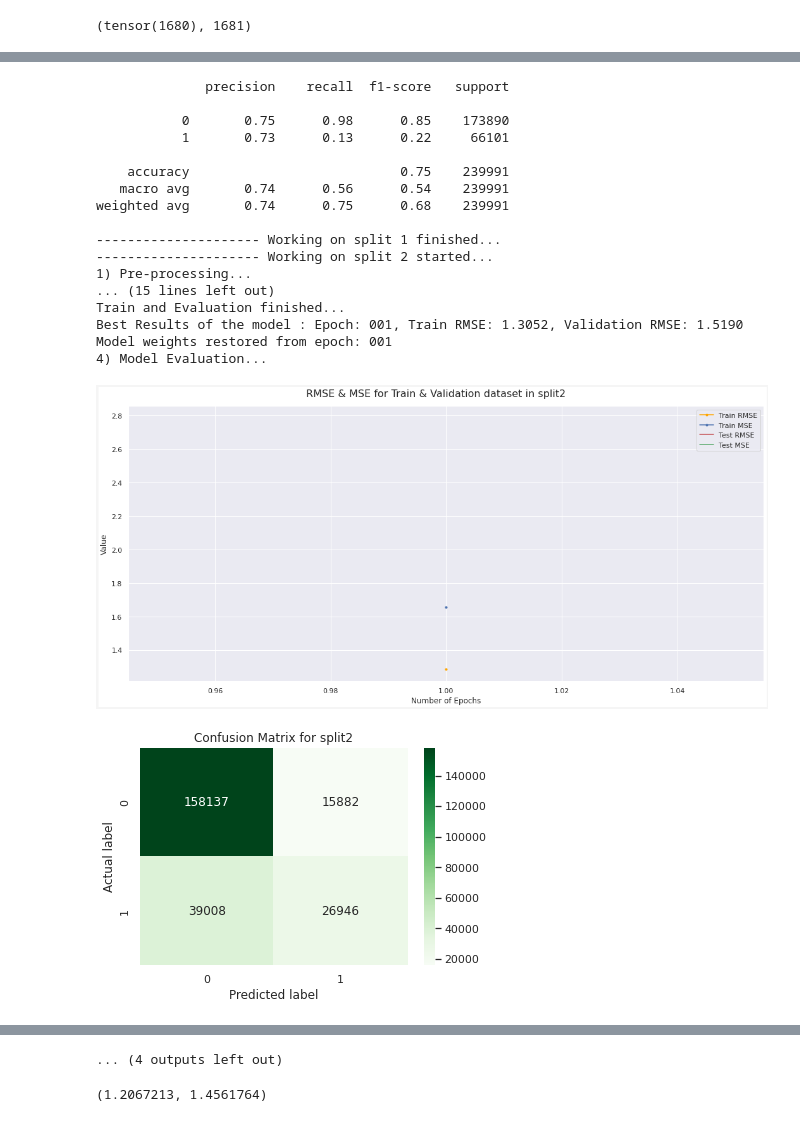
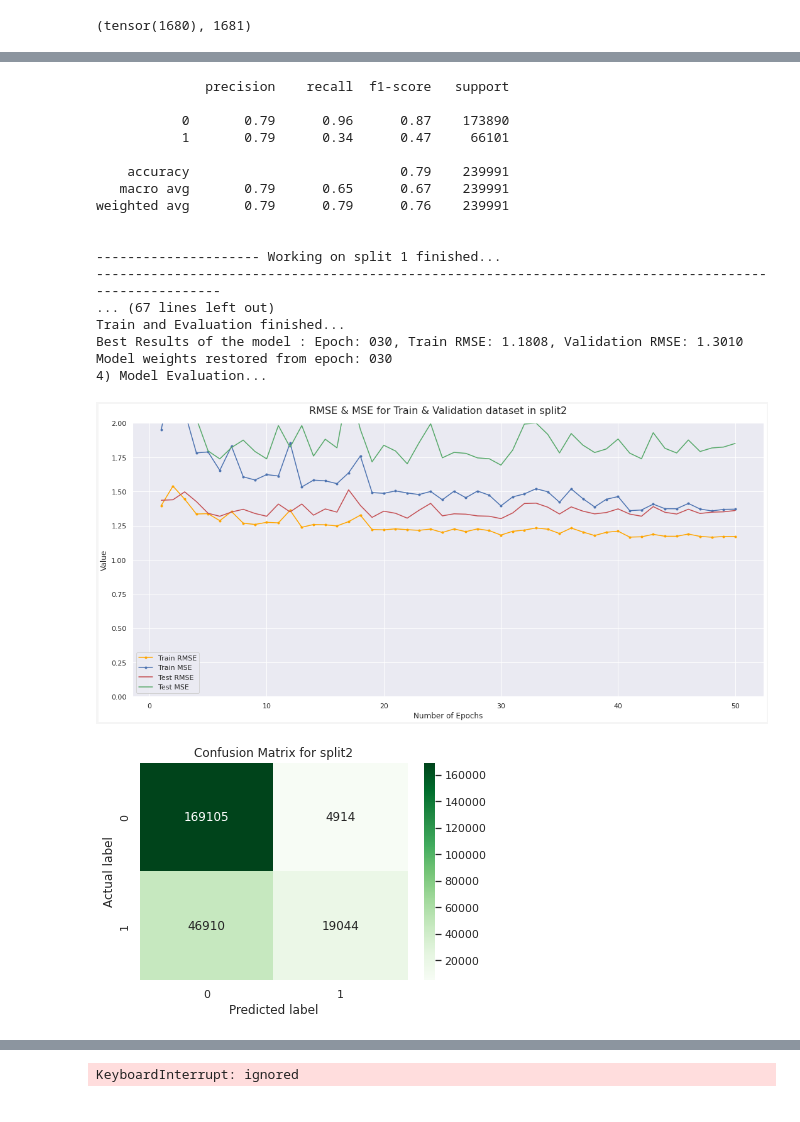
Before and after one commit to mojtabaSefidi/Small-GNN-Based-Projects, a Jupyter notebook: MLG_Final_Project_100k.ipynb, the cells around one changed output, grey strips where cells are left out. Drawn from its saved outputs; the diff is of its cells as text; code cells hidden in the pictures.

Commit message:
There are small bugs that have been fixed. 1. dimension of history plot 2. print of  Test MSE/RMSE 3. overall history plot

```diff
--- a/MLG_Final_Project_100k.ipynb
+++ b/MLG_Final_Project_100k.ipynb
@@ -440,9 +487,9 @@ class PreProcess_Dfs():
       df_temp = df_temp.sort_values('Timestamp')
       lenght_window = len(df_temp)
       if lenght_window != 1:
-        half = round(lenght_window * factor)
-        train_df = pd.concat([train_df, df_temp.iloc[:half,:]])
-        validation_df = pd.concat([validation_df, df_temp.iloc[half:,:]])
+        cut = round(lenght_window * factor)
+        train_df = pd.concat([train_df, df_temp.iloc[:cut,:]])
+        validation_df = pd.concat([validation_df, df_temp.iloc[cut:,:]])
       else:
         if len(train_df) > len(validation_df):
           validation_df = pd.concat([validation_df, df_temp])
@@ -528,13 +575,13 @@ class PreProcess_Dfs():
     AE, encoder = build_AE(encoding_dim = encoding_dim, input_shape= features.shape[-1])
     return train_reduce_AE(AE, encoder, features)
 
-  def main(self, DR_Approach='PCA'):
+  def main(self, DR_Approach='PCA', split_factor=0.5):
     print('1. PreProcessing of Movies and users data-frames...')
     self.preprocess_movies_df()
     self.preprocess_users_df()
 
     print('2. Generate Train/ Validation/ Test data-frames...')
-    train_df, validation_df = self.generate_train_validation(factor=0.5)
+    train_df, validation_df = self.generate_train_validation(factor=split_factor)
     test_df = self.generate_test()
 
     print('3. PreProcessing of Train/ Validation/ Test data-frames...')
@@ -864,8 +911,8 @@ class Model(torch.nn.Module):
         )
         return pred
 
-model = Model(data=train_dataset , hidden_channels=32, user_features_dim=8, movie_features_dim=8)
-model
+# model = Model(data=train_dataset , hidden_channels=32, user_features_dim=8, movie_features_dim=8)
+# model
 # %% [output]
 Model(
   (user_lin): Linear(in_features=8, out_features=32, bias=True)
@@ -906,6 +953,7 @@ class Learning_Evaluation(torch.nn.Module):
         self.model.train()
 
         for data in data_loader:
+            data.to(self.device)
             out = self.model(data)
             label = data["user", "rates", "movie"].edge_label
             loss = self.criterion(out, label)
@@ -1001,13 +1047,14 @@ list_datasets = [('u1.base', 'u1.test'),('u2.base', 'u2.test'),
 
 DR_Approach='PCA'
 learning_rate=0.05
-n_epochs = 1
-hidden_channels=32
+n_epochs = 50
+hidden_channels=64
+split_factor = 0.75
 
 report_df = pd.DataFrame(columns=['precision_0','recall_0','f1-score_0','support_0',
                            'precision_1','recall_1','f1-score_1','support_1',
                            'accuracy', 'precision_macro','recall_macro','f1-score_macro','support_macro',
-                           'precision_weighted','recall_weighted','f1-score_weighted','support_weighted', 'title'
+                           'precision_weighted','recall_weighted','f1-score_weighted','support_weighted', 'Duration', 'title'
                            ])
 
 result_saving_path = '/content/gdrive/MyDrive/MLG_Final_Project/MovieLens100k/Results & Best models/GraphSage_PCA.csv'
@@ -1023,6 +1065,7 @@ best_model.pth  gdrive  sample_data  u1.base  u1.test
 
 
 for i, data_pahts in enumerate(list_datasets):
+    start = time.time()
     print('--------------------- Working on split %d started...' %(i+1))
     preprocessor = PreProcess_Dfs(movies_df_path = '/content/gdrive/MyDrive/MLG_Final_Project/MovieLens100k/Data/movies_df.csv',
                                   users_df_path = '/content/gdrive/MyDrive/MLG_Final_Project/MovieLens100k/Data/users_df.csv',
@@ -1032,7 +1075,7 @@ for i, data_pahts in enumerate(list_datasets):
                                   list_unknown_movies= list_unknown_movies)
 
     print('1) Pre-processing...')
-    train_df, validation_df, test_df, user_features, movie_features = preprocessor.main(DR_Approach=DR_Approach)
+    train_df, validation_df, test_df, user_features, movie_features = preprocessor.main(DR_Approach=DR_Approach, split_factor=split_factor)
     graph_generator = Build_graphs(train_df,
                                    validation_df,
                                    test_df)
@@ -1062,10 +1105,13 @@ for i, data_pahts in enumerate(list_datasets):
     test_rmse_all.append(results[-2])
     test_mse_all.append(results[-1])
 
-    title = 'split'+ str(i+1)
+    title = 'split '+ str(i+1)
 
     print()
     plot_history(list_train_rmse, list_train_mse, list_validation_rmse, list_validation_mse, n_epochs, title)
+    print()
+
+    print(f'Test MSE = {results[-1]}, Test RMSE = {results[-2]}')
     print()
 
     l = np.where(results[0]>=3, 1, 0)
@@ -1076,7 +1122,8 @@ for i, data_pahts in enumerate(list_datasets):
     print(classification_report(l, p))
     print()
     report = classification_report(l, p, output_dict=True)
-    report_df = save_evaluation_details(report, report_df, title)
+    duration = time.time() - start
+    report_df = save_evaluation_details(report, report_df, duration, title)
 
     report_df.to_csv(result_saving_path, index=False)
 
@@ -1105,21 +1152,21 @@ Model weights restored from epoch: 001
               precision    recall  f1-score   support
 
-           0       0.75      0.98      0.85    173890
-           1       0.73      0.13      0.22     66101
+           0       0.79      0.96      0.87    173890
+           1       0.79      0.34      0.47     66101
 
-    accuracy                           0.75    239991
-   macro avg       0.74      0.56      0.54    239991
-weighted avg       0.74      0.75      0.68    239991
+    accuracy                           0.79    239991
+   macro avg       0.79      0.65      0.67    239991
+weighted avg       0.79      0.79      0.76    239991
+
 
 --------------------- Working on split 1 finished...
---------------------- Working on split 2 started...
-1) Pre-processing...
-... (15 lines left out)
+------------------------------------------------------------------------------------------------------
+... (67 lines left out)
 Train and Evaluation finished...
-Best Results of the model : Epoch: 001, Train RMSE: 1.3052, Validation RMSE: 1.5190
-Model weights restored from epoch: 001
+Best Results of the model : Epoch: 030, Train RMSE: 1.1808, Validation RMSE: 1.3010
+Model weights restored from epoch: 030
 4) Model Evaluation...
-[figure, old version]
+[figure, new version]
-[figure, old version]
+[figure, new version]
               precision    recall  f1-score   support
 
@@ -1162 +1207 @@ Model weights restored from epoch: 001
-... (4 outputs left out)
+KeyboardInterrupt: ignored
@@ -1168,4 +1207,0 @@ label, pred, rmse, mse = experiment.evaluate(test_loader)
-# %%
-mean_squared_error(label, pred, squared=False), mean_squared_error(label, pred, squared=True)
-# %% [output]
-(1.2067213, 1.4561764)
```
Also changed, not shown: parts of 19 cells of this notebook.
